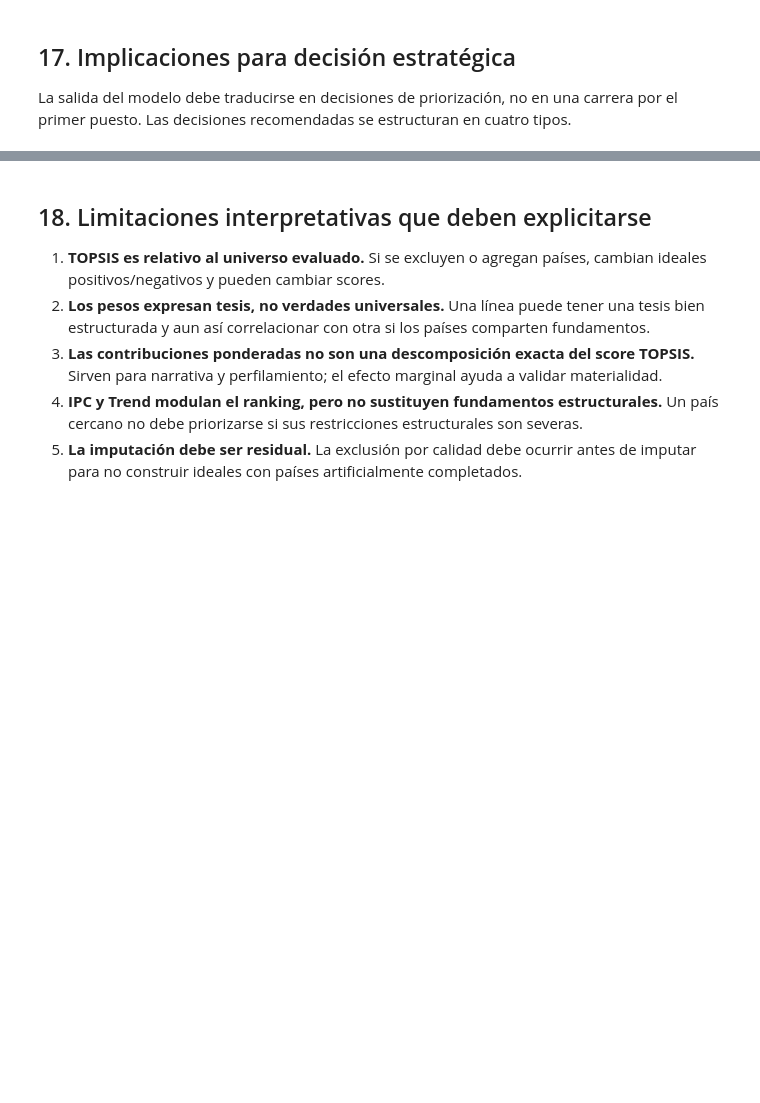
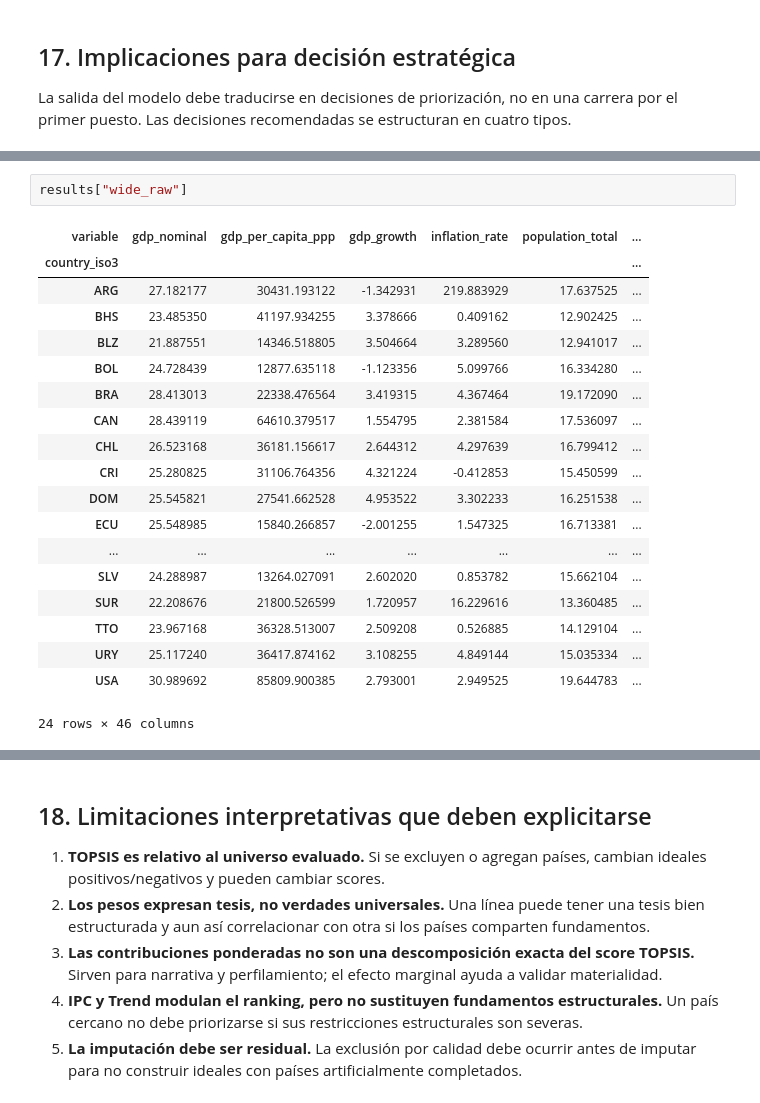
Before and after one commit to JhonAdarve/RADAR, a Jupyter notebook: notebooks/03_scoring_results_cibest_deep_dive.ipynb, the cells around one changed output, grey strips where cells are left out. Saved outputs shown, nothing was run; the diff lists cells and outputs as text; blank space fills up the shorter version.

Commit message:
Actualiza notebooks RADAR y ajustes de variables y líneas de negocio

```diff
--- a/notebooks/03_scoring_results_cibest_deep_dive.ipynb
+++ b/notebooks/03_scoring_results_cibest_deep_dive.ipynb
@@ -1698,0 +1674,22 @@ KeyError: "['country_iso3'] not in index"
+# %%
+results["wide_raw"]
+# %% [output]
+| variable | gdp_nominal | gdp_per_capita_ppp | gdp_growth | inflation_rate | population_total | ... |
+| country_iso3 |  |  |  |  |  | ... |
+| ARG | 27.182177 | 30431.193122 | -1.342931 | 219.883929 | 17.637525 | ... |
+| BHS | 23.485350 | 41197.934255 | 3.378666 | 0.409162 | 12.902425 | ... |
+| BLZ | 21.887551 | 14346.518805 | 3.504664 | 3.289560 | 12.941017 | ... |
+| BOL | 24.728439 | 12877.635118 | -1.123356 | 5.099766 | 16.334280 | ... |
+| BRA | 28.413013 | 22338.476564 | 3.419315 | 4.367464 | 19.172090 | ... |
+| CAN | 28.439119 | 64610.379517 | 1.554795 | 2.381584 | 17.536097 | ... |
+| CHL | 26.523168 | 36181.156617 | 2.644312 | 4.297639 | 16.799412 | ... |
+| CRI | 25.280825 | 31106.764356 | 4.321224 | -0.412853 | 15.450599 | ... |
+| DOM | 25.545821 | 27541.662528 | 4.953522 | 3.302233 | 16.251538 | ... |
+| ECU | 25.548985 | 15840.266857 | -2.001255 | 1.547325 | 16.713381 | ... |
+| ... | ... | ... | ... | ... | ... | ... |
+| SLV | 24.288987 | 13264.027091 | 2.602020 | 0.853782 | 15.662104 | ... |
+| SUR | 22.208676 | 21800.526599 | 1.720957 | 16.229616 | 13.360485 | ... |
+| TTO | 23.967168 | 36328.513007 | 2.509208 | 0.526885 | 14.129104 | ... |
+| URY | 25.117240 | 36417.874162 | 3.108255 | 4.849144 | 15.035334 | ... |
+| USA | 30.989692 | 85809.900385 | 2.793001 | 2.949525 | 19.644783 | ... |
+24 rows × 46 columns
```
Also changed, not shown: parts of 26 cells of this notebook, 31 other files.
